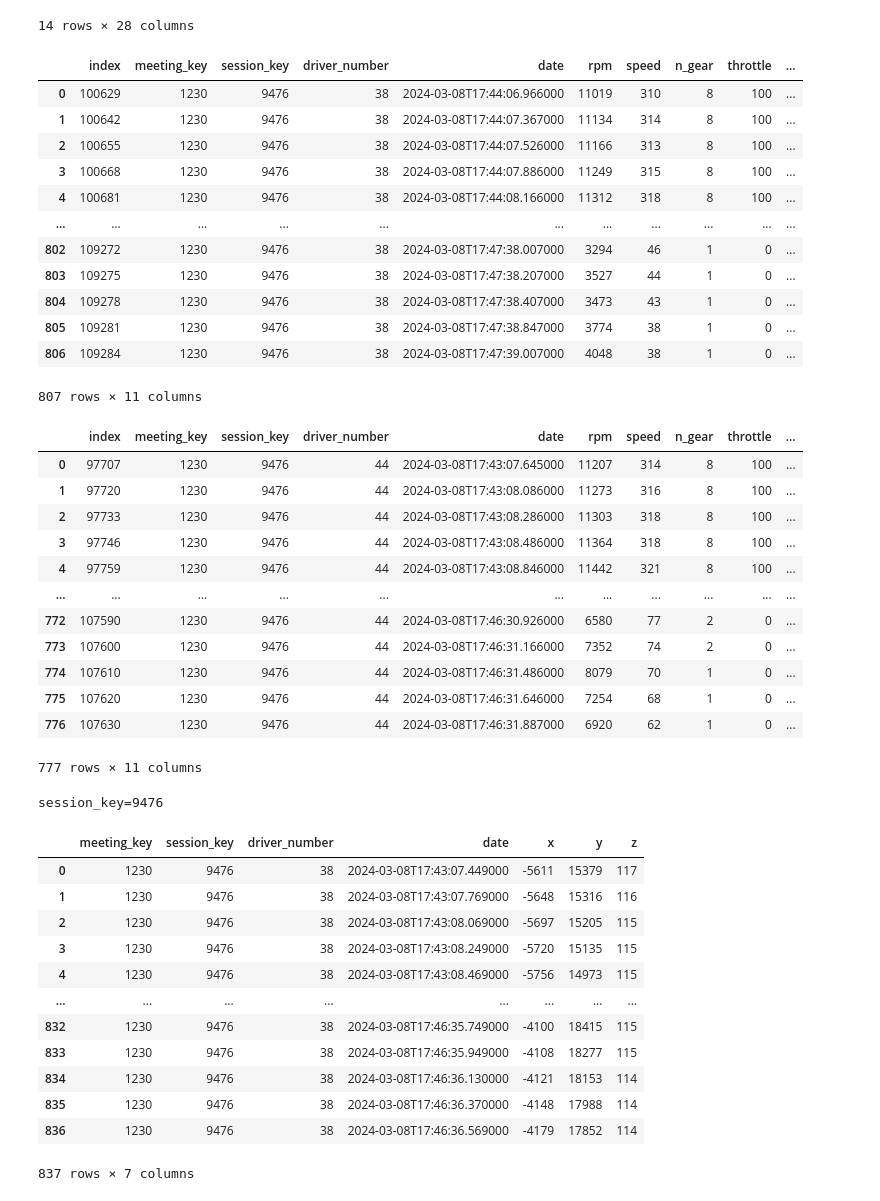
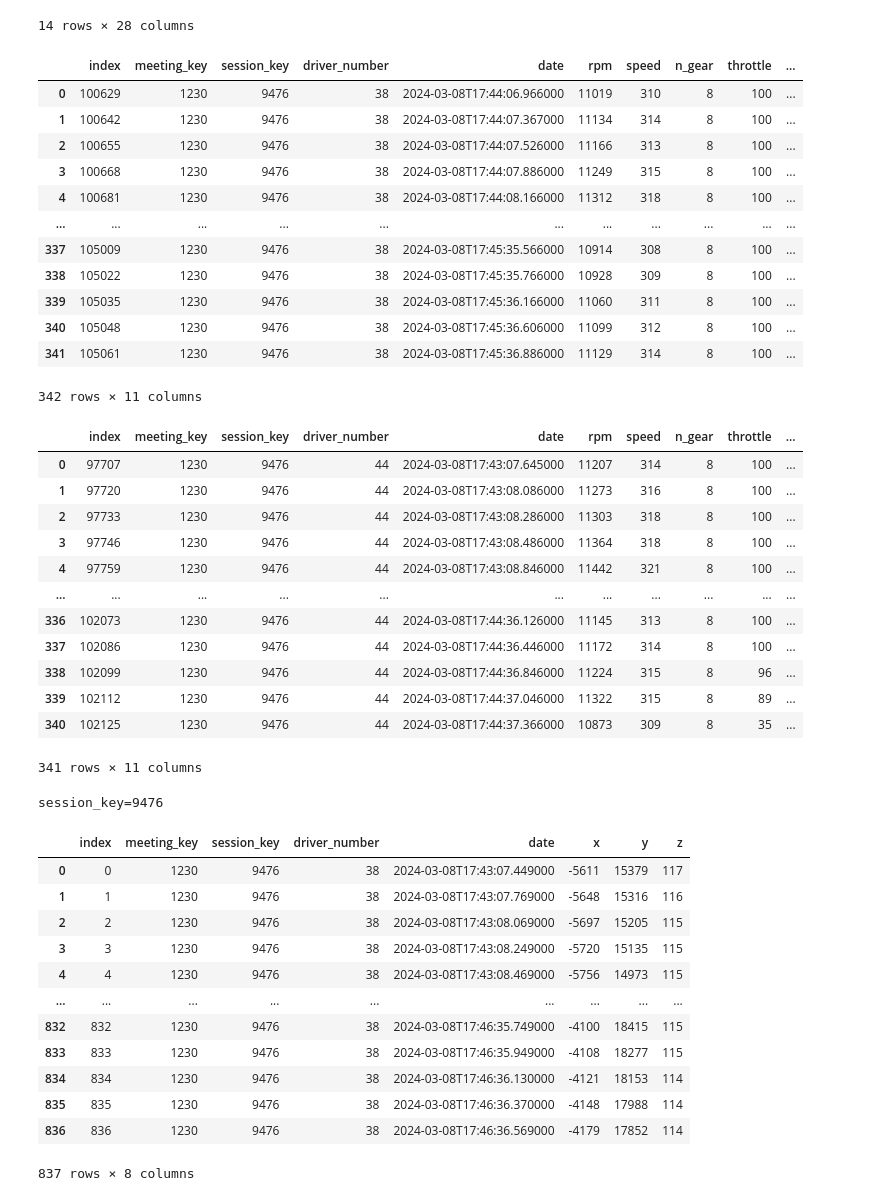
Before and after one commit to frankdelpiero/F1_notebooks, a Jupyter notebook: F1_24/SaudiArabia_Resume.ipynb, the cells around one changed output. Saved outputs shown, nothing was run; the diff lists cells and outputs as text; code cells hidden in the pictures.

```diff
--- a/F1_24/SaudiArabia_Resume.ipynb
+++ b/F1_24/SaudiArabia_Resume.ipynb
@@ -851,7 +849,7 @@ mergequalyQ2
 | 98 | 1230 | 9476 | 3 | 291.0 | 327.0 | 331.0 | 2024-03-08T17:36:18.703000 | 89.025 | ... |
 14 rows × 28 columns
 # %%
-bestQ2LapBearman = qualyfing_car_data.query("driver_number==38 and date>='2024-03-08T17:44:06.894000'").reset_index()
+bestQ2LapBearman = qualyfing_car_data.query("driver_number==38 and date>='2024-03-08T17:44:06.894000' and date<='2024-03-08T17:45:36.894000'").reset_index()
 bestQ2LapBearman
 # %% [output]
 |  | index | meeting_key | session_key | driver_number | date | rpm | speed | n_gear | throttle | ... |
@@ -861,14 +859,14 @@ bestQ2LapBearman
 | 3 | 100668 | 1230 | 9476 | 38 | 2024-03-08T17:44:07.886000 | 11249 | 315 | 8 | 100 | ... |
 | 4 | 100681 | 1230 | 9476 | 38 | 2024-03-08T17:44:08.166000 | 11312 | 318 | 8 | 100 | ... |
 | ... | ... | ... | ... | ... | ... | ... | ... | ... | ... | ... |
-| 802 | 109272 | 1230 | 9476 | 38 | 2024-03-08T17:47:38.007000 | 3294 | 46 | 1 | 0 | ... |
-| 803 | 109275 | 1230 | 9476 | 38 | 2024-03-08T17:47:38.207000 | 3527 | 44 | 1 | 0 | ... |
-| 804 | 109278 | 1230 | 9476 | 38 | 2024-03-08T17:47:38.407000 | 3473 | 43 | 1 | 0 | ... |
-| 805 | 109281 | 1230 | 9476 | 38 | 2024-03-08T17:47:38.847000 | 3774 | 38 | 1 | 0 | ... |
-| 806 | 109284 | 1230 | 9476 | 38 | 2024-03-08T17:47:39.007000 | 4048 | 38 | 1 | 0 | ... |
+| 337 | 105009 | 1230 | 9476 | 38 | 2024-03-08T17:45:35.566000 | 10914 | 308 | 8 | 100 | ... |
+| 338 | 105022 | 1230 | 9476 | 38 | 2024-03-08T17:45:35.766000 | 10928 | 309 | 8 | 100 | ... |
+| 339 | 105035 | 1230 | 9476 | 38 | 2024-03-08T17:45:36.166000 | 11060 | 311 | 8 | 100 | ... |
+| 340 | 105048 | 1230 | 9476 | 38 | 2024-03-08T17:45:36.606000 | 11099 | 312 | 8 | 100 | ... |
+| 341 | 105061 | 1230 | 9476 | 38 | 2024-03-08T17:45:36.886000 | 11129 | 314 | 8 | 100 | ... |
-807 rows × 11 columns
+342 rows × 11 columns
 # %%
-bestQ2LapHamilton = qualyfing_car_data.query("driver_number==44 and date>='2024-03-08T17:43:07.401000' and date<'2024-03-08T17:46:37.401000' ").reset_index()
+bestQ2LapHamilton = qualyfing_car_data.query("driver_number==44 and date>='2024-03-08T17:43:07.401000' and date<'2024-03-08T17:44:37.401000' ").reset_index()
 bestQ2LapHamilton
 # %% [output]
 |  | index | meeting_key | session_key | driver_number | date | rpm | speed | n_gear | throttle | ... |
@@ -878,35 +876,35 @@ bestQ2LapHamilton
 | 3 | 97746 | 1230 | 9476 | 44 | 2024-03-08T17:43:08.486000 | 11364 | 318 | 8 | 100 | ... |
 | 4 | 97759 | 1230 | 9476 | 44 | 2024-03-08T17:43:08.846000 | 11442 | 321 | 8 | 100 | ... |
 | ... | ... | ... | ... | ... | ... | ... | ... | ... | ... | ... |
-| 772 | 107590 | 1230 | 9476 | 44 | 2024-03-08T17:46:30.926000 | 6580 | 77 | 2 | 0 | ... |
-| 773 | 107600 | 1230 | 9476 | 44 | 2024-03-08T17:46:31.166000 | 7352 | 74 | 2 | 0 | ... |
-| 774 | 107610 | 1230 | 9476 | 44 | 2024-03-08T17:46:31.486000 | 8079 | 70 | 1 | 0 | ... |
-| 775 | 107620 | 1230 | 9476 | 44 | 2024-03-08T17:46:31.646000 | 7254 | 68 | 1 | 0 | ... |
-| 776 | 107630 | 1230 | 9476 | 44 | 2024-03-08T17:46:31.887000 | 6920 | 62 | 1 | 0 | ... |
+| 336 | 102073 | 1230 | 9476 | 44 | 2024-03-08T17:44:36.126000 | 11145 | 313 | 8 | 100 | ... |
+| 337 | 102086 | 1230 | 9476 | 44 | 2024-03-08T17:44:36.446000 | 11172 | 314 | 8 | 100 | ... |
+| 338 | 102099 | 1230 | 9476 | 44 | 2024-03-08T17:44:36.846000 | 11224 | 315 | 8 | 96 | ... |
+| 339 | 102112 | 1230 | 9476 | 44 | 2024-03-08T17:44:37.046000 | 11322 | 315 | 8 | 89 | ... |
+| 340 | 102125 | 1230 | 9476 | 44 | 2024-03-08T17:44:37.366000 | 10873 | 309 | 8 | 35 | ... |
-777 rows × 11 columns
+341 rows × 11 columns
 # %%
 # Name of the drivers
 # Currently, I am using F1 2023 data because F1 2024 does not include the colours and the team name
 url = 'https://api.openf1.org/v1/location?'
 print(session_key)
 urltotal = url+session_key+"&driver_number=38&date>=2024-03-08T17:43:07.401000&date<2024-03-08T17:46:37.401000"
 
 response = urlopen(urltotal)
 location = json.loads(response.read().decode('utf-8'))
-location = pd.DataFrame(location)
+location = pd.DataFrame(location).reset_index()
 location
 # %% [output]
 session_key=9476
-|  | meeting_key | session_key | driver_number | date | x | y | z |
-| 0 | 1230 | 9476 | 38 | 2024-03-08T17:43:07.449000 | -5611 | 15379 | 117 |
-| 1 | 1230 | 9476 | 38 | 2024-03-08T17:43:07.769000 | -5648 | 15316 | 116 |
-| 2 | 1230 | 9476 | 38 | 2024-03-08T17:43:08.069000 | -5697 | 15205 | 115 |
-| 3 | 1230 | 9476 | 38 | 2024-03-08T17:43:08.249000 | -5720 | 15135 | 115 |
-| 4 | 1230 | 9476 | 38 | 2024-03-08T17:43:08.469000 | -5756 | 14973 | 115 |
-| ... | ... | ... | ... | ... | ... | ... | ... |
-| 832 | 1230 | 9476 | 38 | 2024-03-08T17:46:35.749000 | -4100 | 18415 | 115 |
-| 833 | 1230 | 9476 | 38 | 2024-03-08T17:46:35.949000 | -4108 | 18277 | 115 |
-| 834 | 1230 | 9476 | 38 | 2024-03-08T17:46:36.130000 | -4121 | 18153 | 114 |
-| 835 | 1230 | 9476 | 38 | 2024-03-08T17:46:36.370000 | -4148 | 17988 | 114 |
-| 836 | 1230 | 9476 | 38 | 2024-03-08T17:46:36.569000 | -4179 | 17852 | 114 |
+|  | index | meeting_key | session_key | driver_number | date | x | y | z |
+| 0 | 0 | 1230 | 9476 | 38 | 2024-03-08T17:43:07.449000 | -5611 | 15379 | 117 |
+| 1 | 1 | 1230 | 9476 | 38 | 2024-03-08T17:43:07.769000 | -5648 | 15316 | 116 |
+| 2 | 2 | 1230 | 9476 | 38 | 2024-03-08T17:43:08.069000 | -5697 | 15205 | 115 |
+| 3 | 3 | 1230 | 9476 | 38 | 2024-03-08T17:43:08.249000 | -5720 | 15135 | 115 |
+| 4 | 4 | 1230 | 9476 | 38 | 2024-03-08T17:43:08.469000 | -5756 | 14973 | 115 |
+| ... | ... | ... | ... | ... | ... | ... | ... | ... |
+| 832 | 832 | 1230 | 9476 | 38 | 2024-03-08T17:46:35.749000 | -4100 | 18415 | 115 |
+| 833 | 833 | 1230 | 9476 | 38 | 2024-03-08T17:46:35.949000 | -4108 | 18277 | 115 |
+| 834 | 834 | 1230 | 9476 | 38 | 2024-03-08T17:46:36.130000 | -4121 | 18153 | 114 |
+| 835 | 835 | 1230 | 9476 | 38 | 2024-03-08T17:46:36.370000 | -4148 | 17988 | 114 |
+| 836 | 836 | 1230 | 9476 | 38 | 2024-03-08T17:46:36.569000 | -4179 | 17852 | 114 |
-837 rows × 7 columns
+837 rows × 8 columns
```
Also changed, not shown: parts of 25 cells of this notebook.
